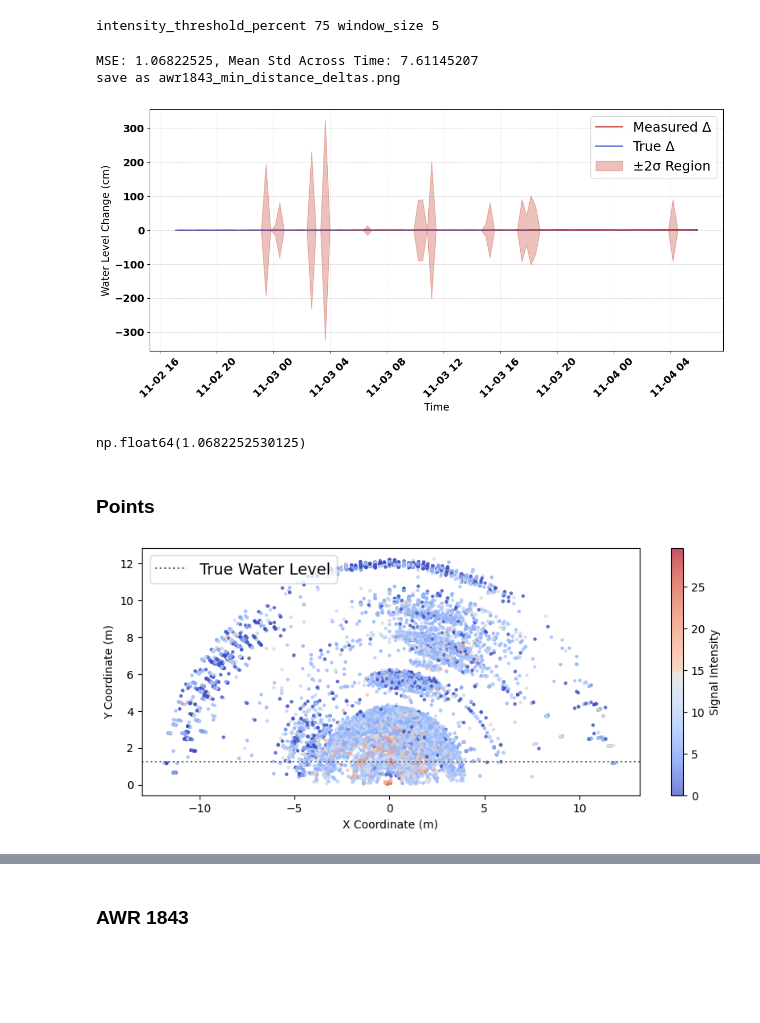
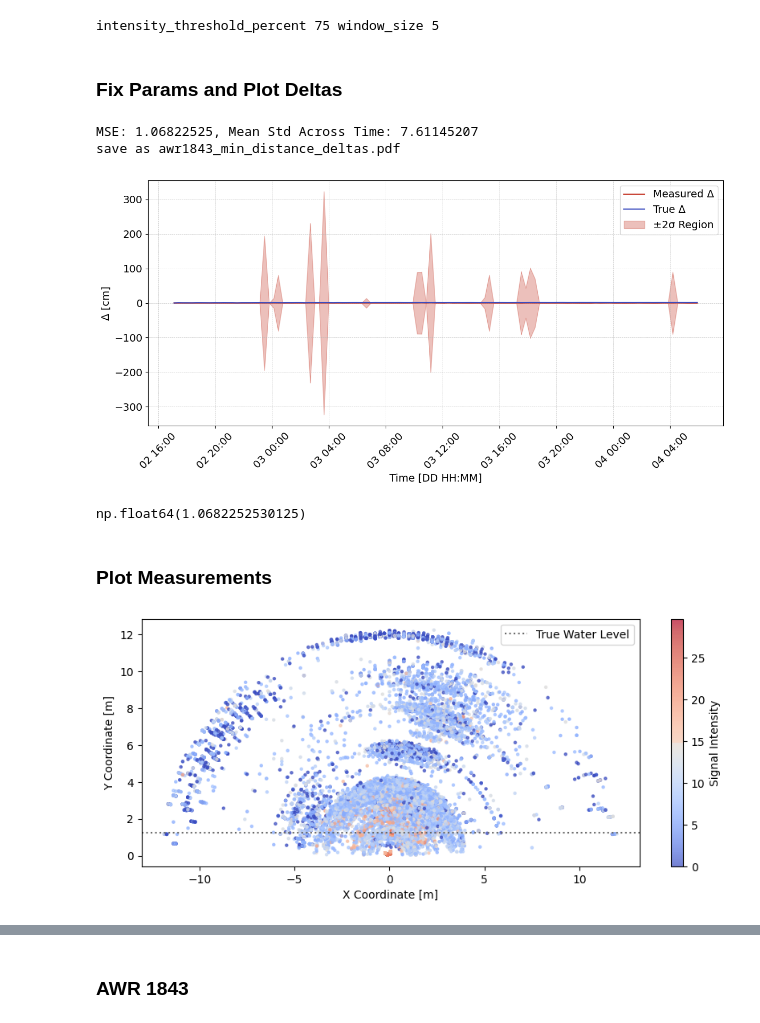
Before and after one commit to arpg/radar-water-monitoring, a Jupyter notebook: plot.ipynb, the cells around one changed output, grey strips where cells are left out. Drawn from its saved outputs; the diff is of its cells as text; code cells hidden in the pictures; blank space fills up the shorter version.

```diff
--- a/plot.ipynb
+++ b/plot.ipynb
@@ -13,7 +13,7 @@ from src import data_utils as utils, plots as plot
 %matplotlib inline
 
 
-data_file = os.path.expanduser('~/data/deployment_nov2023/processed_data.pkl')
+data_file = os.path.expanduser('~/data/rwlm/deployment_auto_nov2023/processed_data.pkl')
 # %% [markdown]
 ## Load Data
 # %%
@@ -121,6 +125,8 @@ for s in awr1843_best_scores:
         print('intensity_threshold_percent', s['intensity_threshold_percent'], 'window_size', s['window_size'])
 # %% [output]
 intensity_threshold_percent 75 window_size 5
+# %% [markdown]
+### Fix Params and Plot Deltas
 # %%
 awr1843_params = {
     'y_threshold': 0.1,
@@ -133,13 +139,13 @@ awr1843_stats = utils.compute_statistics(awr1843_filtered, **awr1843_params)
 plot.plot_deltas(dates, awr1843_stats['min_distance'], gt_depths_matched, 'min_distance', 'awr1843', **awr1843_params)
 # %% [output]
 MSE: 1.06822525, Mean Std Across Time: 7.61145207
-save as awr1843_min_distance_deltas.png
+save as awr1843_min_distance_deltas.pdf
-[figure, old version]
+[figure, new version]
 np.float64(1.0682252530125)
-# %% [markdown]
-### Points
+# %% [markdown]
+### Plot Measurements
 # %%
-plot.points(awr1843, run_index=0, figsize=(10, 4), save_filename='1843_points_raw.png', gt_level=1.251)
+plot.points(awr1843, run_index=0, figsize=(10, 4), save_filename='1843_points_raw.pdf', gt_level=1.251)
 # %% [output]
-[figure, old version]
+[figure, new version]
 # %%
```
Also changed, not shown: parts of 9 cells of this notebook, 11 other files.
